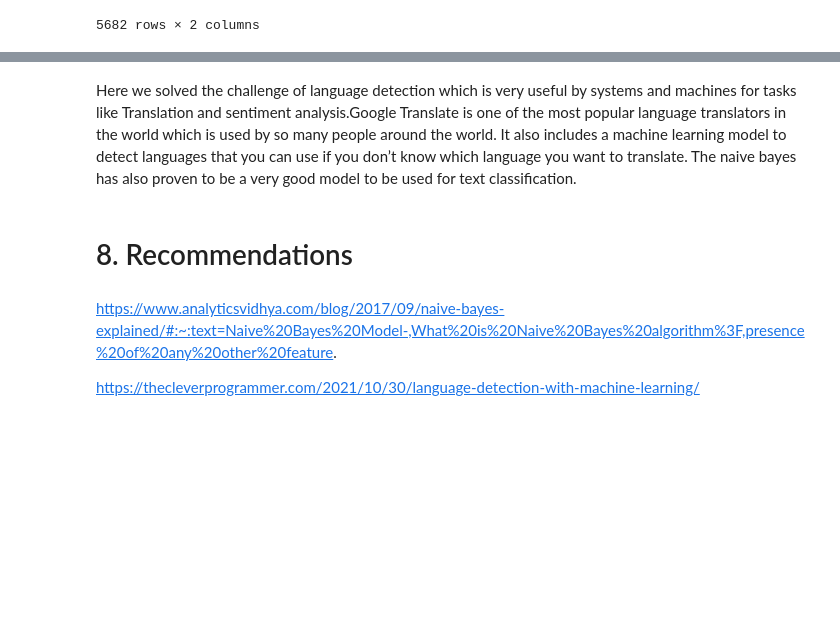
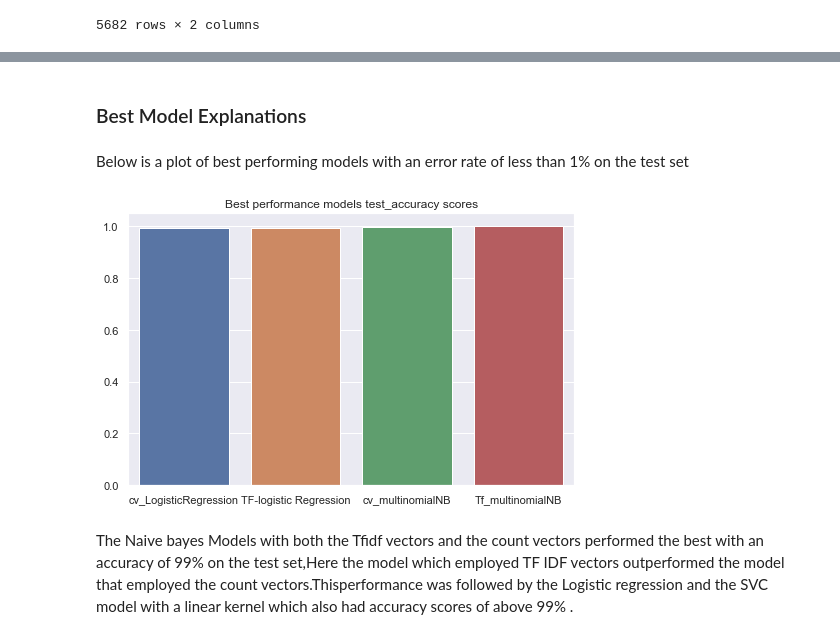
Before and after one commit to jeniffermukami/South-African-Language-Identification, a Jupyter notebook: South Africa Language Identification-Main Notebook.ipynb, the cells around one changed output, grey strips where cells are left out. Drawn from its saved outputs; the diff is of its cells as text; code cells hidden in the pictures; blank space fills up the shorter version.

```diff
--- a/South Africa Language Identification-Main Notebook.ipynb
+++ b/South Africa Language Identification-Main Notebook.ipynb
@@ -384,0 +380,4 @@ will perform.
+# %%
+#Performance metrics
+ac_tf=metrics.accuracy_score(y_test,pred_tlr)
+ac_tf
@@ -409,7 +413,8 @@ pred=nb_classifier.predict(count_test)
 # %% [markdown]
 ##### Model Evaluation
 # %%
-metrics.accuracy_score(y_test,pred)
+cv_multi=metrics.accuracy_score(y_test,pred)
+cv_multi
 # %% [output]
 0.9989393939393939
 # %% [markdown]
@@ -503,0 +444,3 @@ __For the naivebayes model of count vectors__
+# %%
+tf_multi=metrics.accuracy_score(y_test,tfpred)
+tf_multi
@@ -805,9 +798,16 @@ When assumption of independence holds, a Naive Bayes classifier performs better
-# %% [markdown]
-Here we solved the challenge of language detection which is very useful by systems and machines for tasks  like Translation and sentiment analysis.Google Translate is one of the most popular language translators in the world which is used by so many people around the world. It also includes a machine learning model to detect languages that you can use if you don’t know which language you want to translate.
-The naive bayes has also proven to be a very good model to be used for text classification.
-# %% [markdown]
-# 8. Recommendations
-# %% [markdown]
-https://www.analyticsvidhya.com/blog/2017/09/naive-bayes-explained/#:~:text=Naive%20Bayes%20Model-,What%20is%20Naive%20Bayes%20algorithm%3F,presence%20of%20any%20other%20feature.
-
-https://thecleverprogrammer.com/2021/10/30/language-detection-with-machine-learning/
+# %% [markdown]
+### Best Model Explanations
+# %% [markdown]
+Below is a plot of best performing  models with an error rate of less than 1% on the test set
+# %%
+x=['cv_LogisticRegression','TF-logistic Regression','cv_multinomialNB','Tf_multinomialNB']
+y=[co_log,ac_tf,cv_multi,tf_multi]
+sns.set_style('darkgrid')
+plt.figure(figsize=(8, 5))
+sns.barplot(x, y)
+plt.title('Best performance models test_accuracy scores')
+plt.show()
+# %% [output]
+[figure, added]
+# %% [markdown]
+The Naive bayes Models with both the Tfidf vectors and the count vectors performed the best with an accuracy of 99% on the test set,Here the model which employed TF IDF vectors outperformed the model that employed the count vectors.Thisperformance  was followed by the Logistic regression and the SVC model with a linear kernel which also had accuracy scores of above 99% .
```
Also changed, not shown: parts of 72 cells of this notebook, 1 other file.
